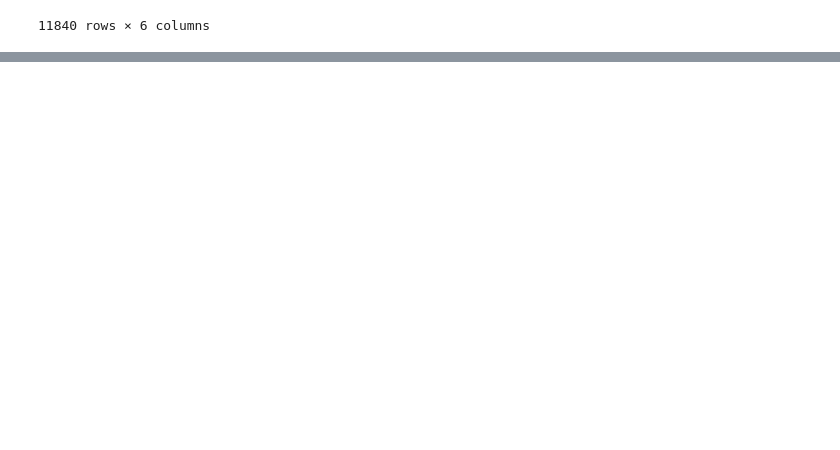
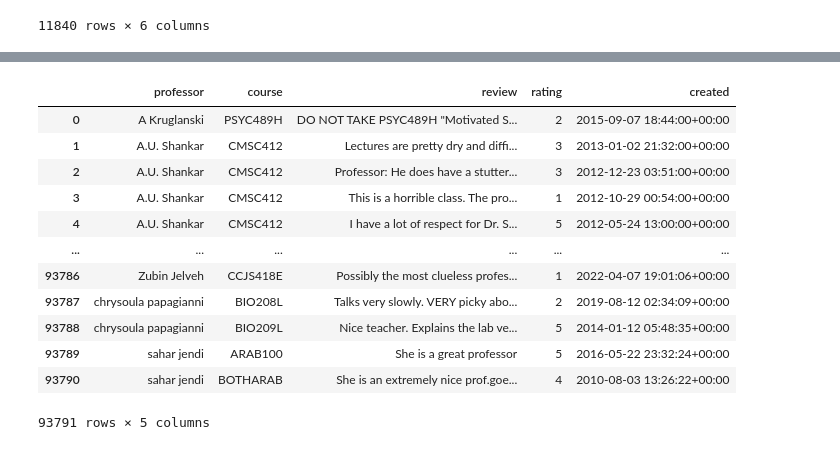
Before and after one commit to cf12/umd-cmsc320-final-tutorial, a Jupyter notebook: src/merge.ipynb, the cells around one changed output, grey strips where cells are left out. Drawn from its saved outputs; the diff is of its cells as text; code cells hidden in the pictures; blank space fills up the shorter version.

```diff
--- a/src/merge.ipynb
+++ b/src/merge.ipynb
@@ -85,0 +83,26 @@ Gail Mino -> [(0.9, 'Gail Minor')]
+# %%
+reviews = []
+
+for name, rows in merge_pt.merge(merge_rmp, how="outer").groupby("name"):
+    for rs in map(literal_eval, rows["reviews"].unique()):
+        reviews += rs
+
+reviews = pd.DataFrame(reviews)
+reviews = reviews.drop(columns=["expected_grade"])
+reviews["created"] = pd.to_datetime(reviews["created"].str.replace("UTC", ""))
+# %%
+reviews
+# %% [output]
+|  | professor | course | review | rating | created |
+| 0 | A Kruglanski | PSYC489H | DO NOT TAKE PSYC489H "Motivated S... | 2 | 2015-09-07 18:44:00+00:00 |
+| 1 | A.U. Shankar | CMSC412 | Lectures are pretty dry and diffi... | 3 | 2013-01-02 21:32:00+00:00 |
+| 2 | A.U. Shankar | CMSC412 | Professor: He does have a stutter... | 3 | 2012-12-23 03:51:00+00:00 |
+| 3 | A.U. Shankar | CMSC412 | This is a horrible class. The pro... | 1 | 2012-10-29 00:54:00+00:00 |
+| 4 | A.U. Shankar | CMSC412 | I have a lot of respect for Dr. S... | 5 | 2012-05-24 13:00:00+00:00 |
+| ... | ... | ... | ... | ... | ... |
+| 93786 | Zubin Jelveh | CCJS418E | Possibly the most clueless profes... | 1 | 2022-04-07 19:01:06+00:00 |
+| 93787 | chrysoula papagianni | BIO208L | Talks very slowly. VERY picky abo... | 2 | 2019-08-12 02:34:09+00:00 |
+| 93788 | chrysoula papagianni | BIO209L | Nice teacher. Explains the lab ve... | 5 | 2014-01-12 05:48:35+00:00 |
+| 93789 | sahar jendi | ARAB100 | She is a great professor | 5 | 2016-05-22 23:32:24+00:00 |
+| 93790 | sahar jendi | BOTHARAB | She is an extremely nice prof.goe... | 4 | 2010-08-03 13:26:22+00:00 |
+93791 rows × 5 columns
```
Also changed, not shown: parts of 8 cells of this notebook, 1 other file.
